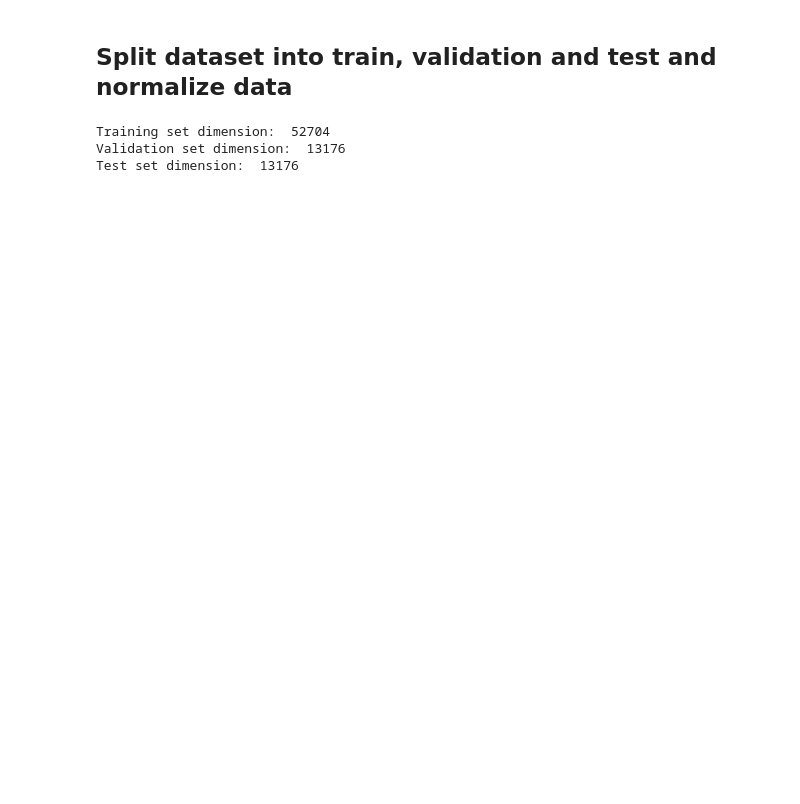
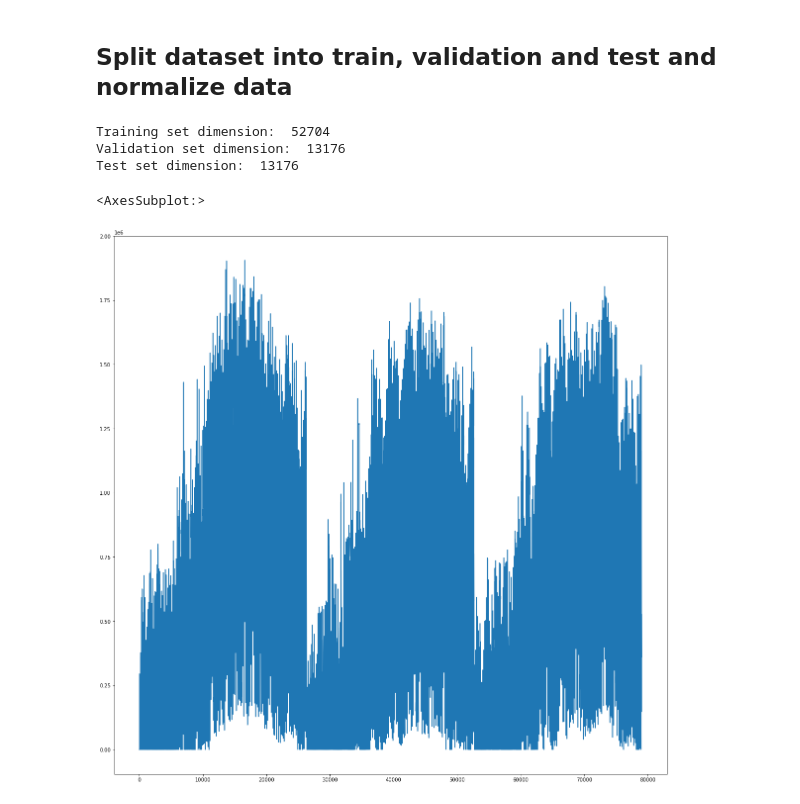
Before and after one commit to bre3760/ictbuilding, a Jupyter notebook: prediction_model/multirnn_v2.ipynb, the cells around one changed output. Cells and saved outputs as stored; diff of their text form; code cells hidden in the pictures; blank space fills up the shorter version.

```diff
--- a/prediction_model/multirnn_v2.ipynb
+++ b/prediction_model/multirnn_v2.ipynb
@@ -308,3 +413,13 @@ print("Test set dimension: ",len(x_test))
 Training set dimension:  52704
 Validation set dimension:  13176
 Test set dimension:  13176
+# %%
+powr2 = x.copy()
+#powr2=powr[0:1000]
+powr2['DistrictCooling:Facility [J](TimeStep)'].plot(figsize=(20,20))
+#powr2['Electricity:Facility [J](TimeStep)'].plot(figsize=(20,20))
+
+#powr2.head(100)
+# %% [output]
+<AxesSubplot:>
+[figure, added]
```
Also changed, not shown: parts of 42 cells of this notebook, 4 other files.
